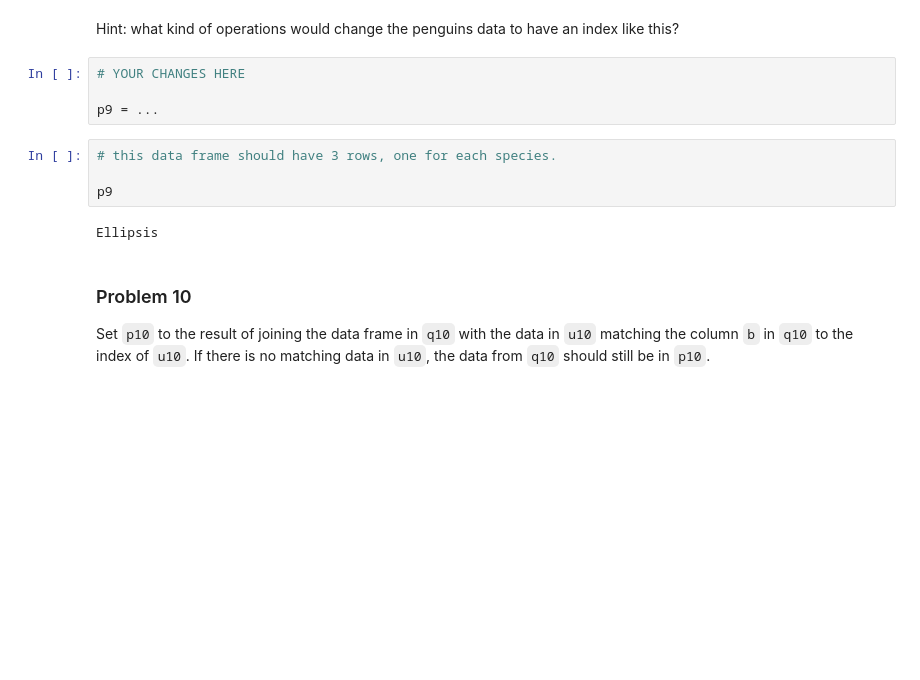
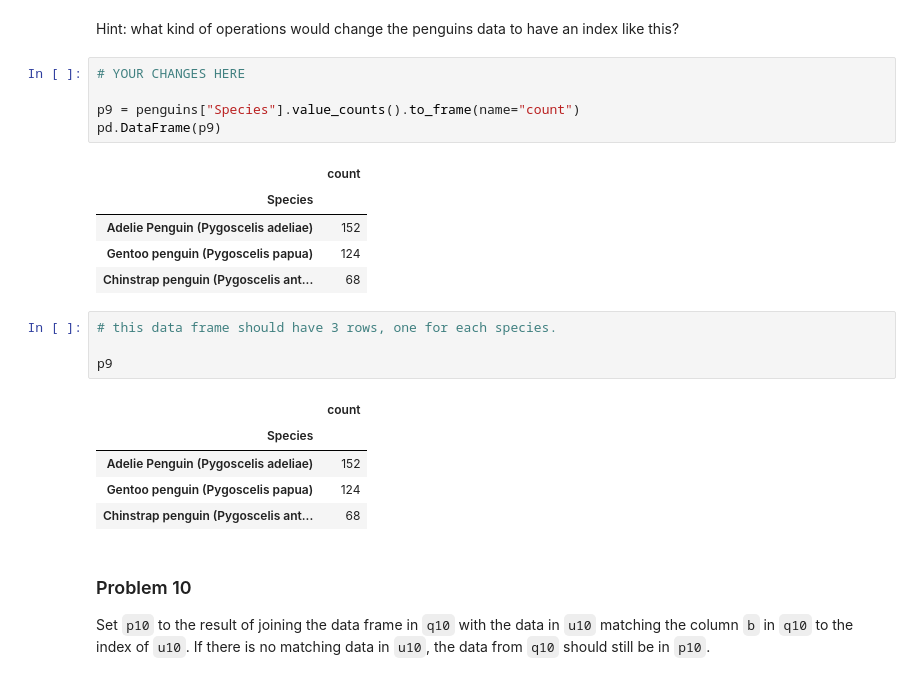
Before and after one commit to Haleymussary00/dx602-homework-09, a Jupyter notebook: homework.ipynb, the cells around one changed output. Drawn from its saved outputs; the diff is of its cells as text; blank space fills up the shorter version.

```diff
--- a/homework.ipynb
+++ b/homework.ipynb
@@ -375,13 +375,24 @@ Hint: what kind of operations would change the penguins data to have an index li
 # %%
 # YOUR CHANGES HERE
 
-p9 = ...
+p9 = penguins["Species"].value_counts().to_frame(name="count")
+pd.DataFrame(p9)
+# %% [output]
+|  | count |
+| Species |  |
+| Adelie Penguin (Pygoscelis adeliae) | 152 |
+| Gentoo penguin (Pygoscelis papua) | 124 |
+| Chinstrap penguin (Pygoscelis ant... | 68 |
 # %%
 # this data frame should have 3 rows, one for each species.
 
 p9
 # %% [output]
-Ellipsis
+|  | count |
+| Species |  |
+| Adelie Penguin (Pygoscelis adeliae) | 152 |
+| Gentoo penguin (Pygoscelis papua) | 124 |
+| Chinstrap penguin (Pygoscelis ant... | 68 |
 # %% [markdown]
 ### Problem 10
 
```
